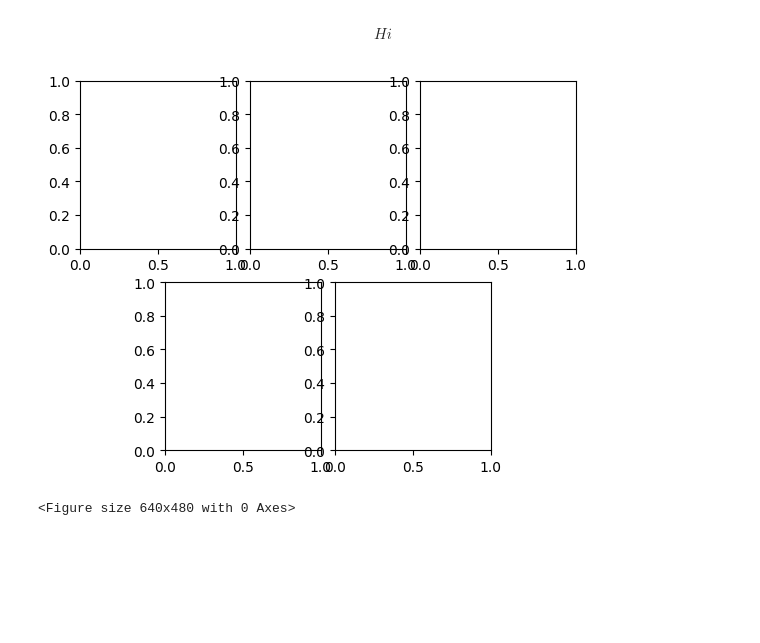
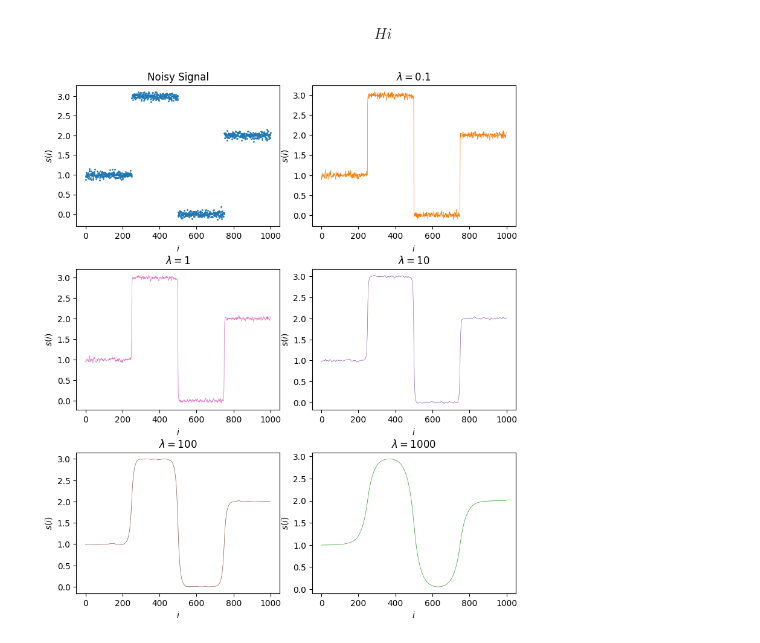
Before and after one commit to max-fricker/optimisation, a Jupyter notebook: rough.ipynb, the cells around one changed output. Drawn from its saved outputs; the diff is of its cells as text; code cells hidden in the pictures; blank space fills up the shorter version.

Commit message:
Graphs changed

```diff
--- a/rough.ipynb
+++ b/rough.ipynb
@@ -9,7 +9,7 @@ for i in file_in.read().split('\n'):
     except:
         pass
 
-print(s)
+x = range(len(s))
 
-plt.scatter(range(len(s)),s, s=1)
+plt.scatter(x, s, s=1)
 # %% [output]
@@ -81,15 +80,42 @@ plt.plot(range(len(s)), denoised[1000], 'tab:green', lw = 0.5)
 $$
 Hi
 $$
-# %%
-ax1 = plt.subplot2grid(shape=(2,6), loc=(0,0), colspan=2)
-ax2 = plt.subplot2grid((2,6), (0,2), colspan=2)
-ax3 = plt.subplot2grid((2,6), (0,4), colspan=2)
-ax4 = plt.subplot2grid((2,6), (1,1), colspan=2)
-ax5 = plt.subplot2grid((2,6), (1,3), colspan=2)
-
-plt.show()
-plt.tight_layout(pad=5, w_pad=5, h_pad=5)
-# %% [output]
-[figure, removed]
-<Figure size 640x480 with 0 Axes>
+# %%
+fig, ((ax1, ax2), (ax3, ax4), (ax5, ax6)) = plt.subplots(3, 2, figsize=(8, 9))
+fig.tight_layout(w_pad=0.8, h_pad=3)
+
+ax1.scatter(x, s, s=1)
+ax1.set_title("Noisy Signal")
+ax1.set_xlabel(r"$i$")
+ax1.set_ylabel(r"$s(i)$")
+
+ax2.plot(x, denoised[0.1], 'tab:orange', lw = 0.5)
+ax2.set_title(r'$\lambda = 0.1$')
+ax2.set_xlabel(r"$i$")
+ax2.set_ylabel(r"$s(i)$")
+
+ax3.plot(x, denoised[1], 'tab:pink', lw = 0.5)
+ax3.set_title(r'$\lambda = 1$')
+ax3.set_xlabel(r"$i$")
+ax3.set_ylabel(r"$s(i)$")
+
+ax4.plot(x, denoised[10], 'tab:purple', lw = 0.5)
+ax4.set_title(r'$\lambda = 10$')
+ax4.set_xlabel(r"$i$")
+ax4.set_ylabel(r"$s(i)$")
+
+ax5.plot(x, denoised[100], 'tab:brown', lw = 0.5)
+ax5.set_title(r'$\lambda = 100$')
+ax5.set_xlabel(r"$i$")
+ax5.set_ylabel(r"$s(i)$")
+
+ax6.plot(x, denoised[1000], 'tab:green', lw = 0.5)
+ax6.set_title(r'$\lambda = 1000$')
+ax6.set_xlabel(r"$i$")
+ax6.set_ylabel(r"$s(i)$")
+
+plt.show()
+
+fig.savefig('plots.pdf', bbox_inches='tight')
+# %% [output]
+[figure, added]
```
Also changed, not shown: parts of 2 cells of this notebook, 1 other file.
